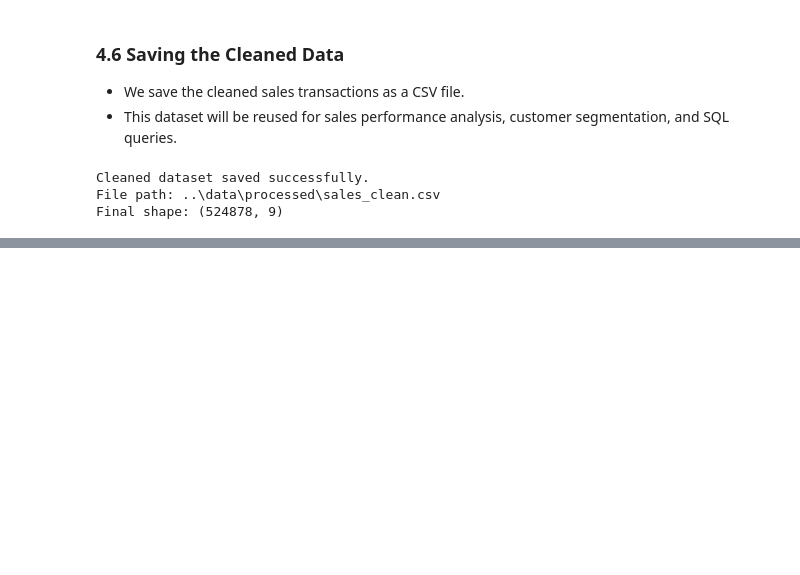
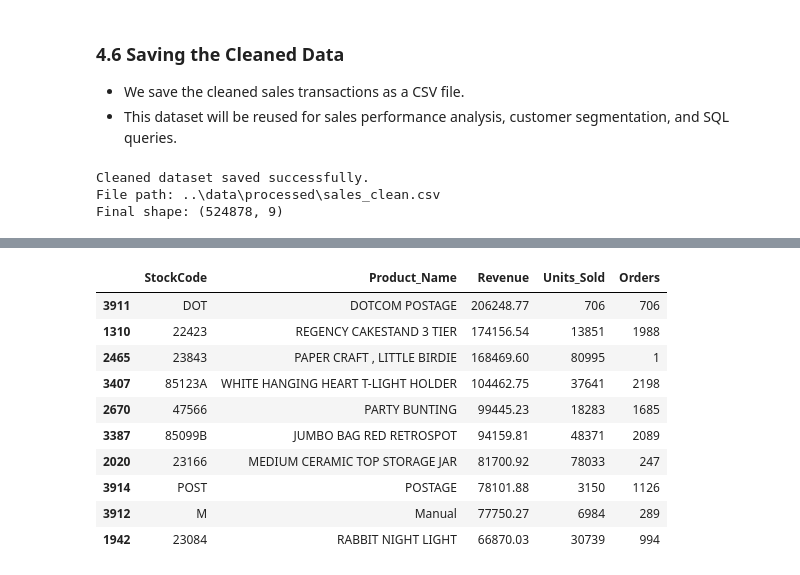
Before and after one commit to sahelsepehri/data-analysis-portfolio, a Jupyter notebook: ecommerce-sales-analysis/notebooks/E-commerce Sales Performance Analysis.ipynb, the cells around one changed output, grey strips where cells are left out. Cells and saved outputs as stored; diff of their text form; code cells hidden in the pictures; blank space fills up the shorter version.

```diff
--- a/ecommerce-sales-analysis/notebooks/E-commerce Sales Performance Analysis.ipynb
+++ b/ecommerce-sales-analysis/notebooks/E-commerce Sales Performance Analysis.ipynb
@@ -964,0 +476,34 @@ RFM results saved successfully.
+# %%
+
+# Group transactions by product code
+product_sales = (
+    sales_df.groupby("StockCode")
+    .agg(
+        Product_Name=("Description", "first"),
+        Revenue=("Revenue", "sum"),
+        Units_Sold=("Quantity", "sum"),
+        Orders=("InvoiceNo", "nunique")
+    )
+    .reset_index()
+)
+
+# Select the ten products with the highest revenue
+top_products = (
+    product_sales
+    .sort_values("Revenue", ascending=False)
+    .head(10)
+)
+
+display(top_products)
+# %% [output]
+|  | StockCode | Product_Name | Revenue | Units_Sold | Orders |
+| 3911 | DOT | DOTCOM POSTAGE | 206248.77 | 706 | 706 |
+| 1310 | 22423 | REGENCY CAKESTAND 3 TIER | 174156.54 | 13851 | 1988 |
+| 2465 | 23843 | PAPER CRAFT , LITTLE BIRDIE | 168469.60 | 80995 | 1 |
+| 3407 | 85123A | WHITE HANGING HEART T-LIGHT HOLDER | 104462.75 | 37641 | 2198 |
+| 2670 | 47566 | PARTY BUNTING | 99445.23 | 18283 | 1685 |
+| 3387 | 85099B | JUMBO BAG RED RETROSPOT | 94159.81 | 48371 | 2089 |
+| 2020 | 23166 | MEDIUM CERAMIC TOP STORAGE JAR | 81700.92 | 78033 | 247 |
+| 3914 | POST | POSTAGE | 78101.88 | 3150 | 1126 |
+| 3912 | M | Manual | 77750.27 | 6984 | 289 |
+| 1942 | 23084 | RABBIT NIGHT LIGHT | 66870.03 | 30739 | 994 |
```
Also changed, not shown: parts of 37 cells of this notebook.
